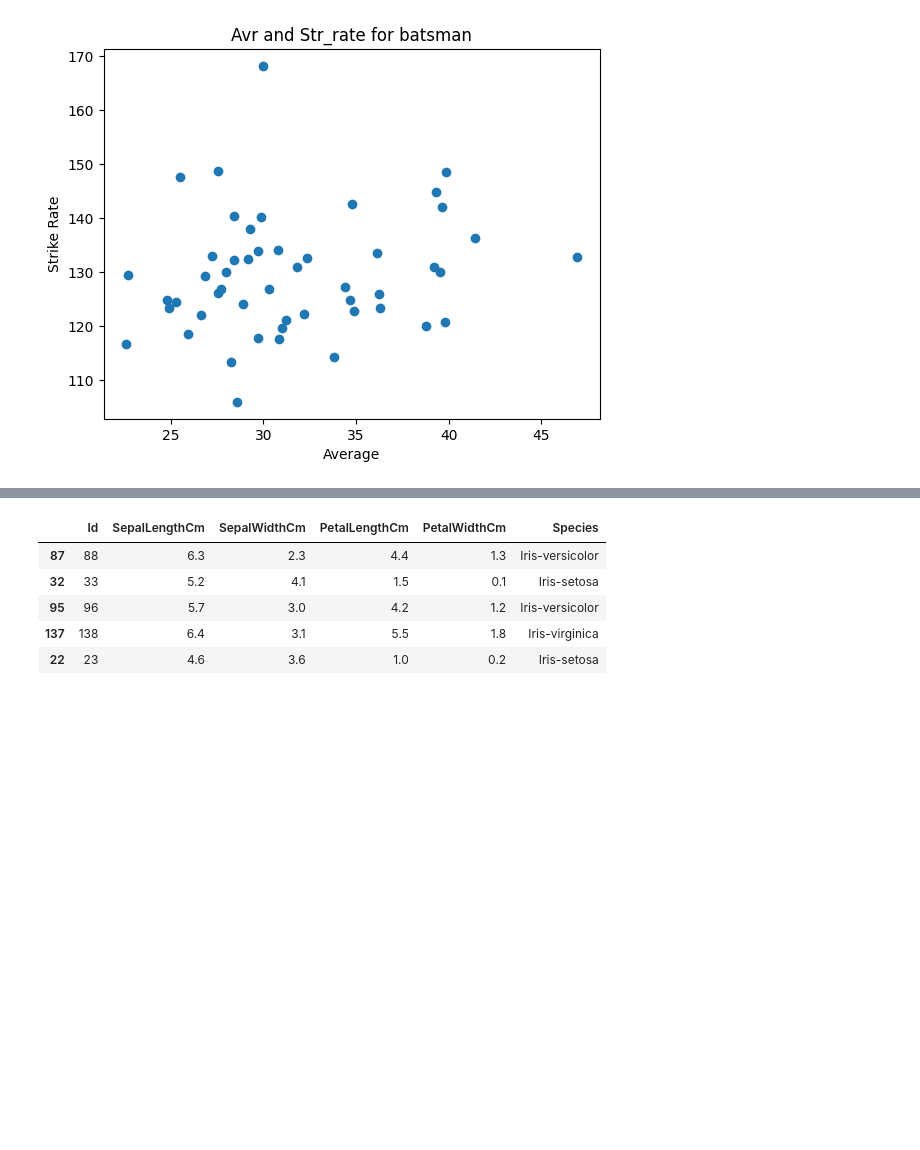
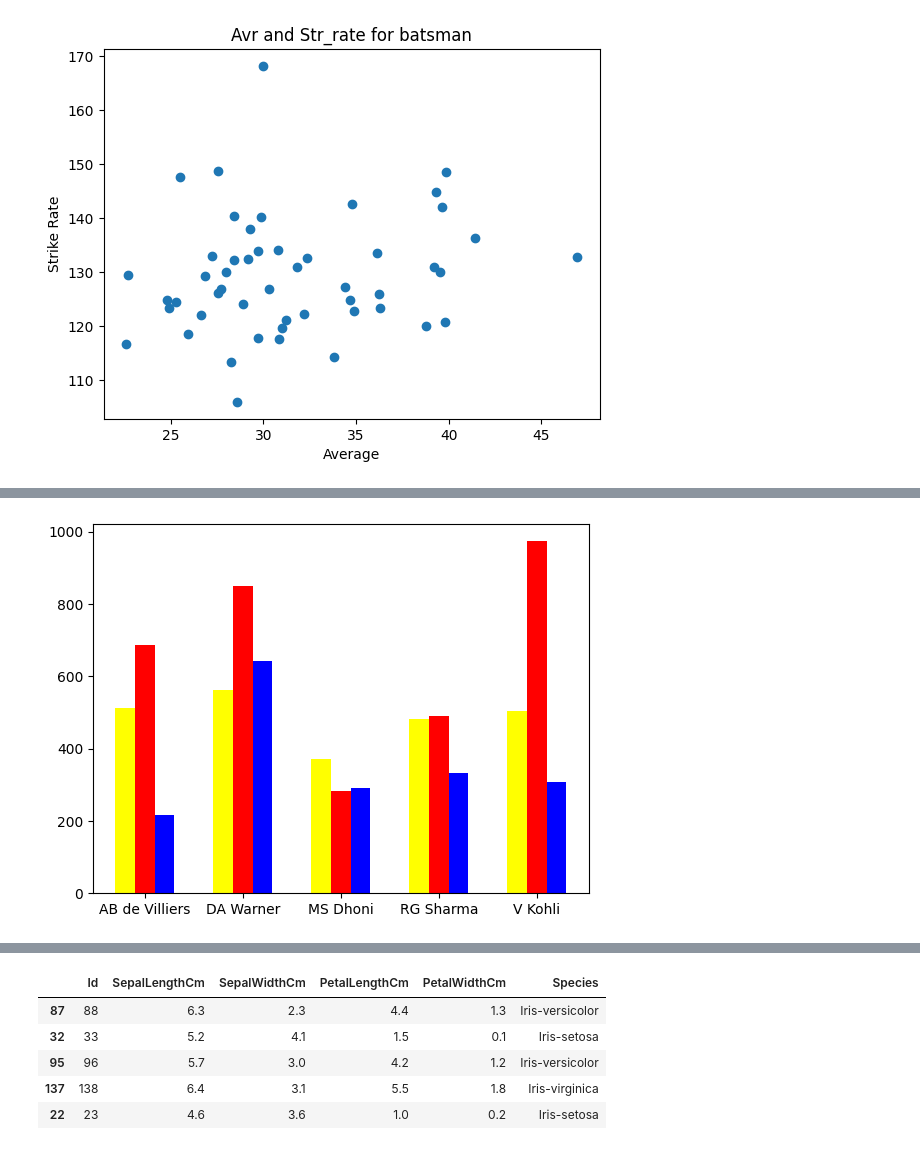
Before and after one commit to RiyazRizvi/Matplotlib, a Jupyter notebook: file.ipynb, the cells around one changed output, grey strips where cells are left out. Drawn from its saved outputs; the diff is of its cells as text; code cells hidden in the pictures; blank space fills up the shorter version.

```diff
--- a/file.ipynb
+++ b/file.ipynb
@@ -166,0 +196,12 @@ Text(0, 0.5, 'Strike Rate')
+# %%
+# multiple bar chart
+
+plt.bar(np.arange(df.shape[0]) - 0.2,df['2015'],width=0.2,color='yellow')
+plt.bar(np.arange(df.shape[0]),df['2016'],width=0.2,color='red')
+plt.bar(np.arange(df.shape[0]) + 0.2,df['2017'],width=0.2,color='blue')
+
+plt.xticks(np.arange(df.shape[0]), df['batsman'])
+
+plt.show()
+# %% [output]
+[figure, added]
```
Also changed, not shown: parts of 8 cells of this notebook.
